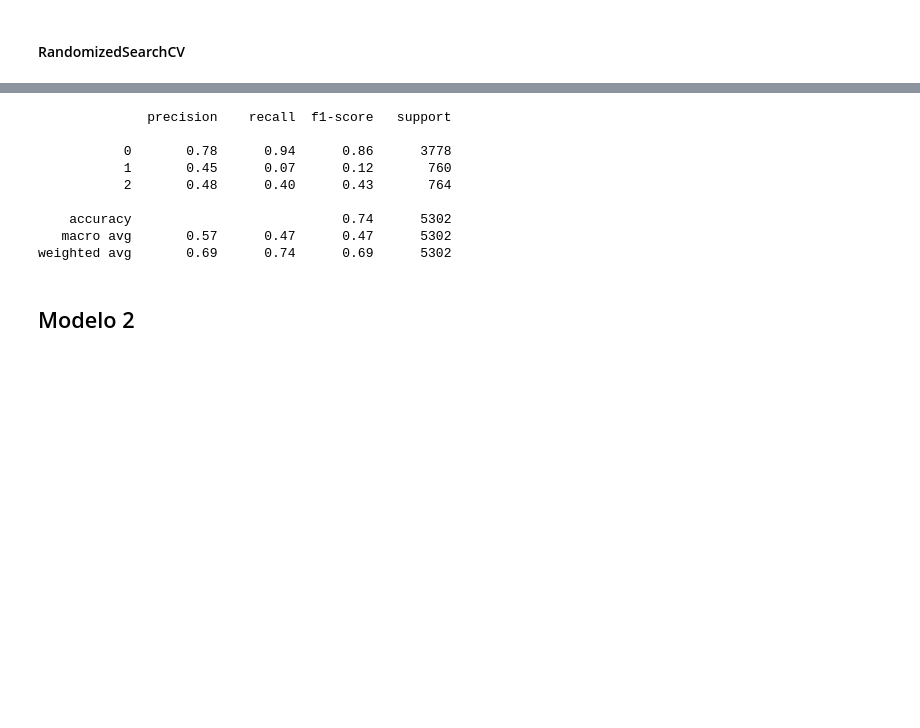
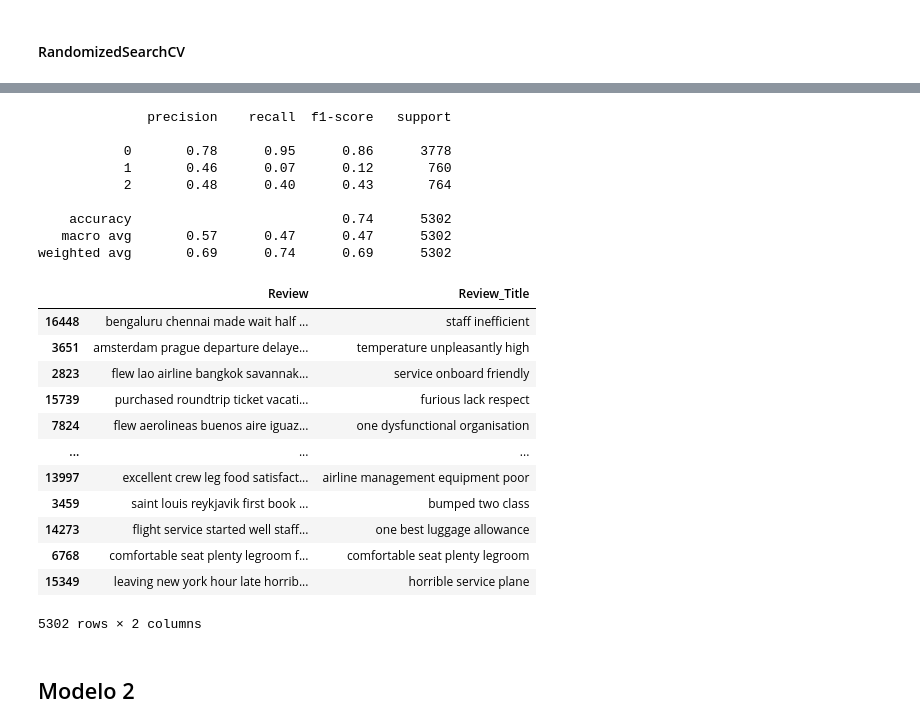
Before and after one commit to samuel-souza/Travel_Challenge, a Jupyter notebook: notebooks/training_model.ipynb, the cells around one changed output, grey strips where cells are left out. Drawn from its saved outputs; the diff is of its cells as text; code cells hidden in the pictures; blank space fills up the shorter version.

```diff
--- a/notebooks/training_model.ipynb
+++ b/notebooks/training_model.ipynb
@@ -213,7 +213,8 @@ memory usage: 2.8+ MB
 # %% [markdown]
 Como primeiro modelo, usarei a abordagem de utilizar apenas as colunas de texto referentes as Reviews como classificador dos sentimentos.
 # %%
-X = df[['Review_processed', 'Review_Title_processed']]
+X = df[['Review_processed', 'Review_Title_processed']].copy()
+X.columns = ['Review', 'Review_Title']
 y = df['Class']
 # %%
 # Dividindo base entre treino e teste
@@ -369,7 +366,7 @@ mod1_best_params
 # Avaliando classificador em base de teste
 
 opt_mod1 = Pipeline([
-    ('JoinText', CombineTextColumns(col1 = 'Review_Title_processed', col2 = 'Review_processed')),
+    ('JoinText', CombineTextColumns(col1 = 'Review_Title', col2 = 'Review')),
     ('Processor', FullTextPreprocessor()),
     ('Tfidf', TfidfVectorizer(lowercase = True, max_features = 50)),
     ('Clf', LogisticRegression(**mod1_best_params))
@@ -383,13 +380,29 @@ print(report)
 # %% [output]
               precision    recall  f1-score   support
 
-           0       0.78      0.94      0.86      3778
-           1       0.45      0.07      0.12       760
+           0       0.78      0.95      0.86      3778
+           1       0.46      0.07      0.12       760
            2       0.48      0.40      0.43       764
 
     accuracy                           0.74      5302
    macro avg       0.57      0.47      0.47      5302
 weighted avg       0.69      0.74      0.69      5302
+# %%
+X_test
+# %% [output]
+|  | Review | Review_Title |
+| 16448 | bengaluru chennai made wait half ... | staff inefficient |
+| 3651 | amsterdam prague departure delaye... | temperature unpleasantly high |
+| 2823 | flew lao airline bangkok savannak... | service onboard friendly |
+| 15739 | purchased roundtrip ticket vacati... | furious lack respect |
+| 7824 | flew aerolineas buenos aire iguaz... | one dysfunctional organisation |
+| ... | ... | ... |
+| 13997 | excellent crew leg food satisfact... | airline management equipment poor |
+| 3459 | saint louis reykjavik first book ... | bumped two class |
+| 14273 | flight service started well staff... | one best luggage allowance |
+| 6768 | comfortable seat plenty legroom f... | comfortable seat plenty legroom |
+| 15349 | leaving new york hour late horrib... | horrible service plane |
+5302 rows × 2 columns
 # %% [markdown]
 ## Modelo 2
 # %%
```
Also changed, not shown: parts of 14 cells of this notebook, 44 other files.
